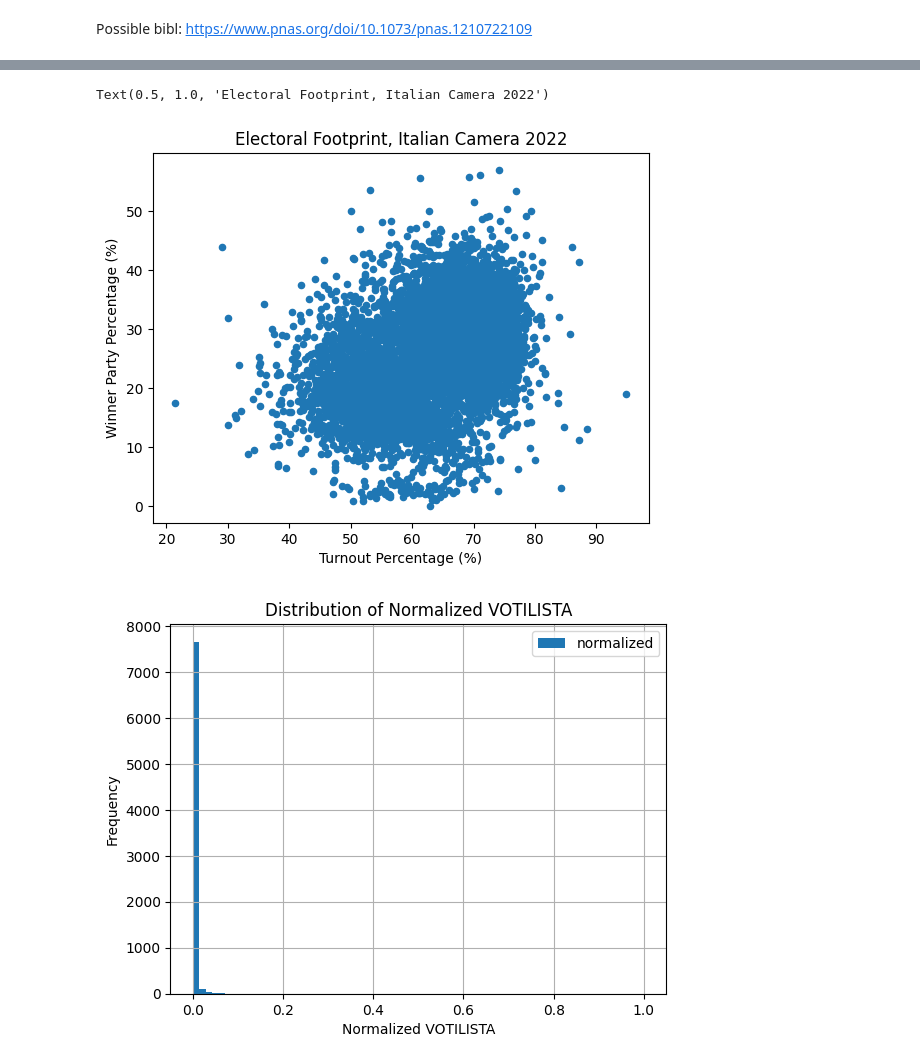
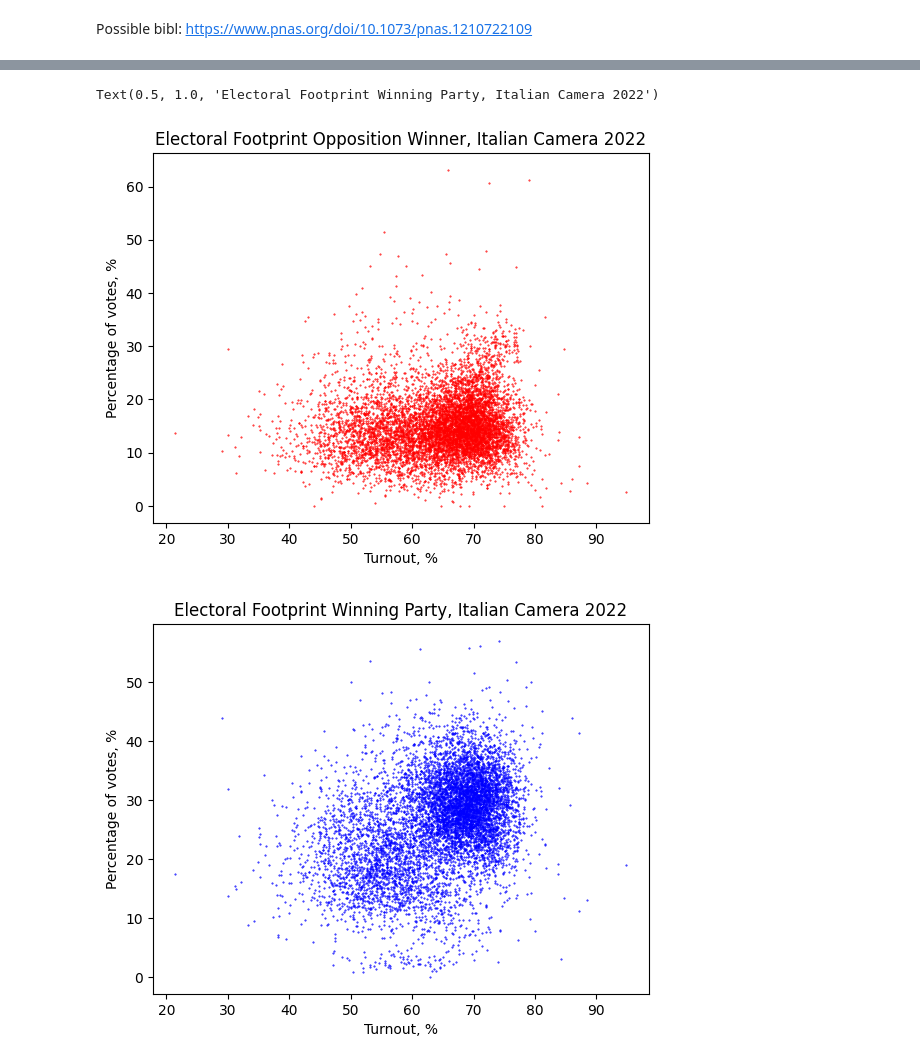
Before and after one commit to falaimo99/open-voting, a Jupyter notebook: analysis/italian_datasets_analysis.ipynb, the cells around one changed output, grey strips where cells are left out. Drawn from its saved outputs; the diff is of its cells as text; code cells hidden in the pictures.

Commit message:
feat(graphs): added graphs for comparison between opposing and winning parties and fixed some minor issues in index.md

```diff
--- a/analysis/italian_datasets_analysis.ipynb
+++ b/analysis/italian_datasets_analysis.ipynb
@@ -16,10 +26,13 @@ camera_df.head(1)
 # %%
 winner_party = "FRATELLI D'ITALIA CON GIORGIA MELONI"
+opposition_winner = "PARTITO DEMOCRATICO - ITALIA DEMOCRATICA E PROGRESSISTA"
 liste_camera_df = camera_df[['COMUNE', 'DESCRLISTA','VOTILISTA', 'VOTANTITOT', 'ELETTORITOT']].groupby(by=['COMUNE', 'DESCRLISTA']).sum()
-filtered_df = liste_camera_df.filter(like=winner_party, axis=0)
-filtered_df['VOTILISTA_PCT'] = filtered_df['VOTILISTA'] / filtered_df['VOTANTITOT'] * 100
-filtered_df['VOTANTITOT_PCT'] = filtered_df['VOTANTITOT'] / filtered_df['ELETTORITOT'] * 100
-# filtered_df
+filtered_df_winner = liste_camera_df.filter(like=winner_party, axis=0)
+filtered_df_winner['VOTILISTA_PCT'] = filtered_df_winner['VOTILISTA'] / filtered_df_winner['VOTANTITOT'] * 100
+filtered_df_winner['VOTANTITOT_PCT'] = filtered_df_winner['VOTANTITOT'] / filtered_df_winner['ELETTORITOT'] * 100
+filtered_df_opp = liste_camera_df.filter(like=opposition_winner, axis=0)
+filtered_df_opp['VOTILISTA_PCT'] = filtered_df_opp['VOTILISTA'] / filtered_df_opp['VOTANTITOT'] * 100
+filtered_df_opp['VOTANTITOT_PCT'] = filtered_df_opp['VOTANTITOT'] / filtered_df_opp['ELETTORITOT'] * 100
 # print(filtered_df.sort_values(by='VOTANTITOT', ascending=False))
 # %% [output]
 A value is trying to be set on a copy of a slice from a DataFrame.
@@ -35,21 +58,15 @@ See the caveats in the documentation: https://pandas.pydata.org/pandas-docs/stab
-# %%
-
-fingerprint = filtered_df.plot.scatter(x='VOTANTITOT_PCT', y='VOTILISTA_PCT')
-fingerprint.set_xlabel("Turnout Percentage (%)")
-fingerprint.set_ylabel("Winner Party Percentage (%)")
-fingerprint.set_title("Electoral Footprint, Italian Camera 2022")
-# %% [output]
-Text(0.5, 1.0, 'Electoral Footprint, Italian Camera 2022')
-[figure, removed]
-# %%
-filtered_df['normalized'] = (filtered_df["VOTILISTA"] - filtered_df["VOTILISTA"].min()) / (filtered_df["VOTILISTA"].max() - filtered_df["VOTILISTA"].min())
-
-distribution_norm = filtered_df[['normalized']]
-
-distribution_votes = distribution_norm.plot.hist(bins=70)
-distribution_votes.set_xlabel("Normalized VOTILISTA")
-distribution_votes.set_ylabel("Frequency")
-distribution_votes.set_title("Distribution of Normalized VOTILISTA")
-distribution_votes.grid(True)
-# %% [output]
-[figure, removed]
+# %%
+
+fingerprint_opp = filtered_df_opp.plot.scatter(x='VOTANTITOT_PCT', y='VOTILISTA_PCT', color='red',s=0.2)
+fingerprint_winner = filtered_df_winner.plot.scatter(x='VOTANTITOT_PCT', y='VOTILISTA_PCT', color='blue', s=0.2)
+fingerprint_opp.set_xlabel('Turnout, %')
+fingerprint_opp.set_ylabel('Percentage of votes, %')
+fingerprint_opp.set_title("Electoral Footprint Opposition Winner, Italian Camera 2022")
+
+fingerprint_winner.set_xlabel('Turnout, %')
+fingerprint_winner.set_ylabel('Percentage of votes, %')
+fingerprint_winner.set_title("Electoral Footprint Winning Party, Italian Camera 2022")
+# %% [output]
+Text(0.5, 1.0, 'Electoral Footprint Winning Party, Italian Camera 2022')
+[figure, added]
+[figure, added]
```
Also changed, not shown: parts of 4 cells of this notebook, 4 other files.
